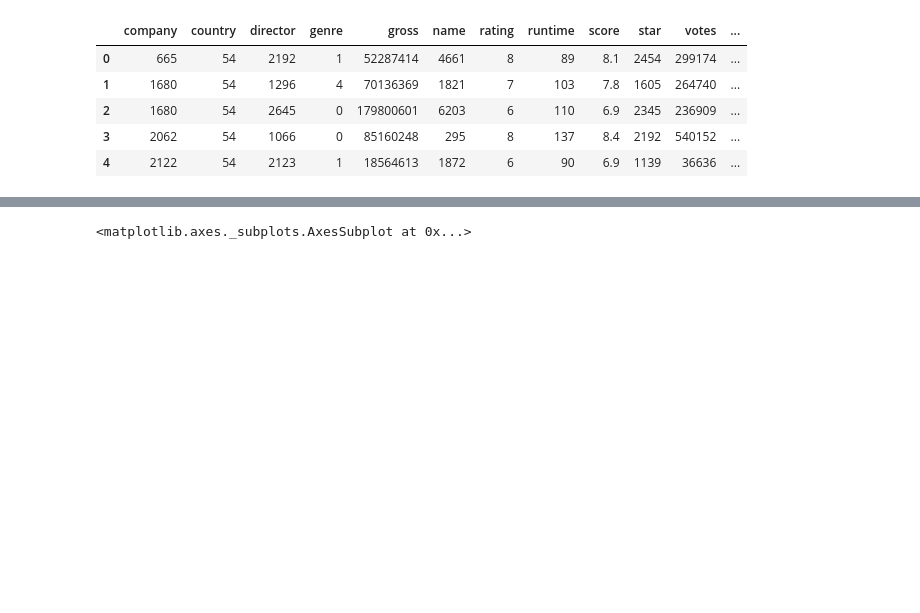
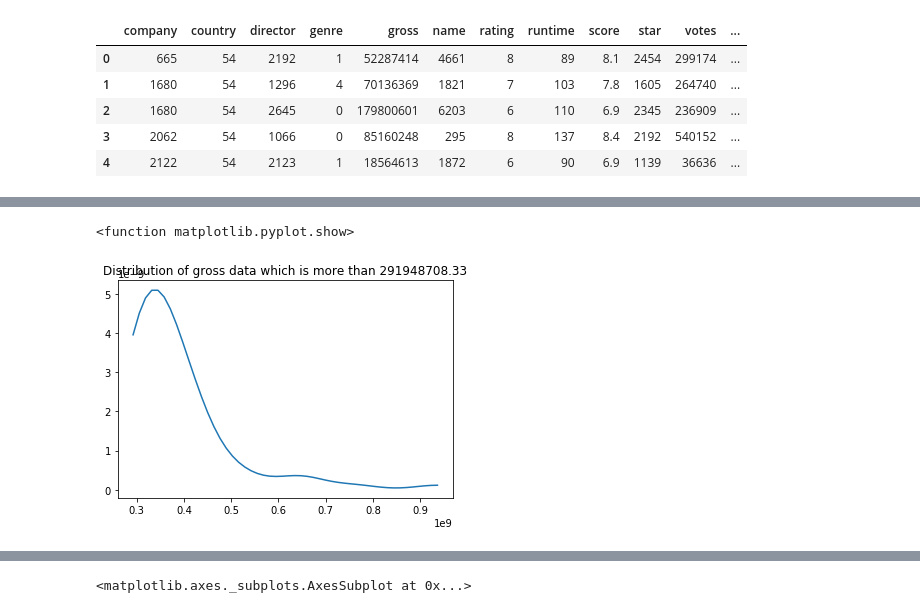
Before and after one commit to aidanpirish/filmjamz, a Jupyter notebook: Jamz/Jamz.ipynb, the cells around one changed output, grey strips where cells are left out. Cells and saved outputs as stored; diff of their text form; code cells hidden in the pictures; blank space fills up the shorter version.

```diff
--- a/Jamz/Jamz.ipynb
+++ b/Jamz/Jamz.ipynb
@@ -96,3 +139,10 @@ regressif_rate for RandomForestRegressor : 0.923754
+# %%
+kde_plot(x[x>291948708.33])
+plt.title("Distribution of gross data which is more than 291948708.33")
+plt.show
+# %% [output]
+<function matplotlib.pyplot.show>
+[figure, added]
 # %%
 #importance of feature
 features=np.array([ "company",
```
Also changed, not shown: parts of 13 cells of this notebook, 1 other file.
